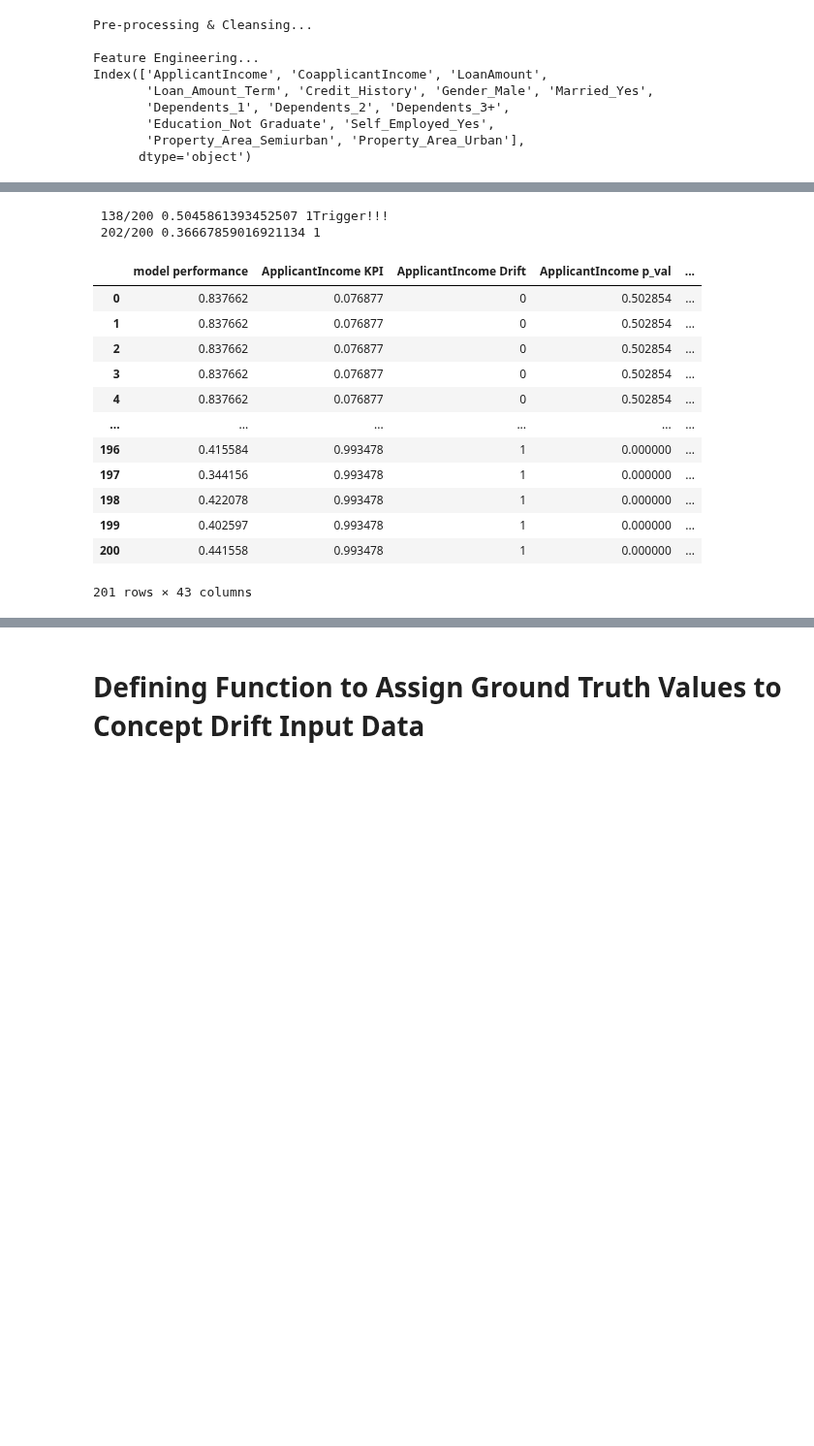
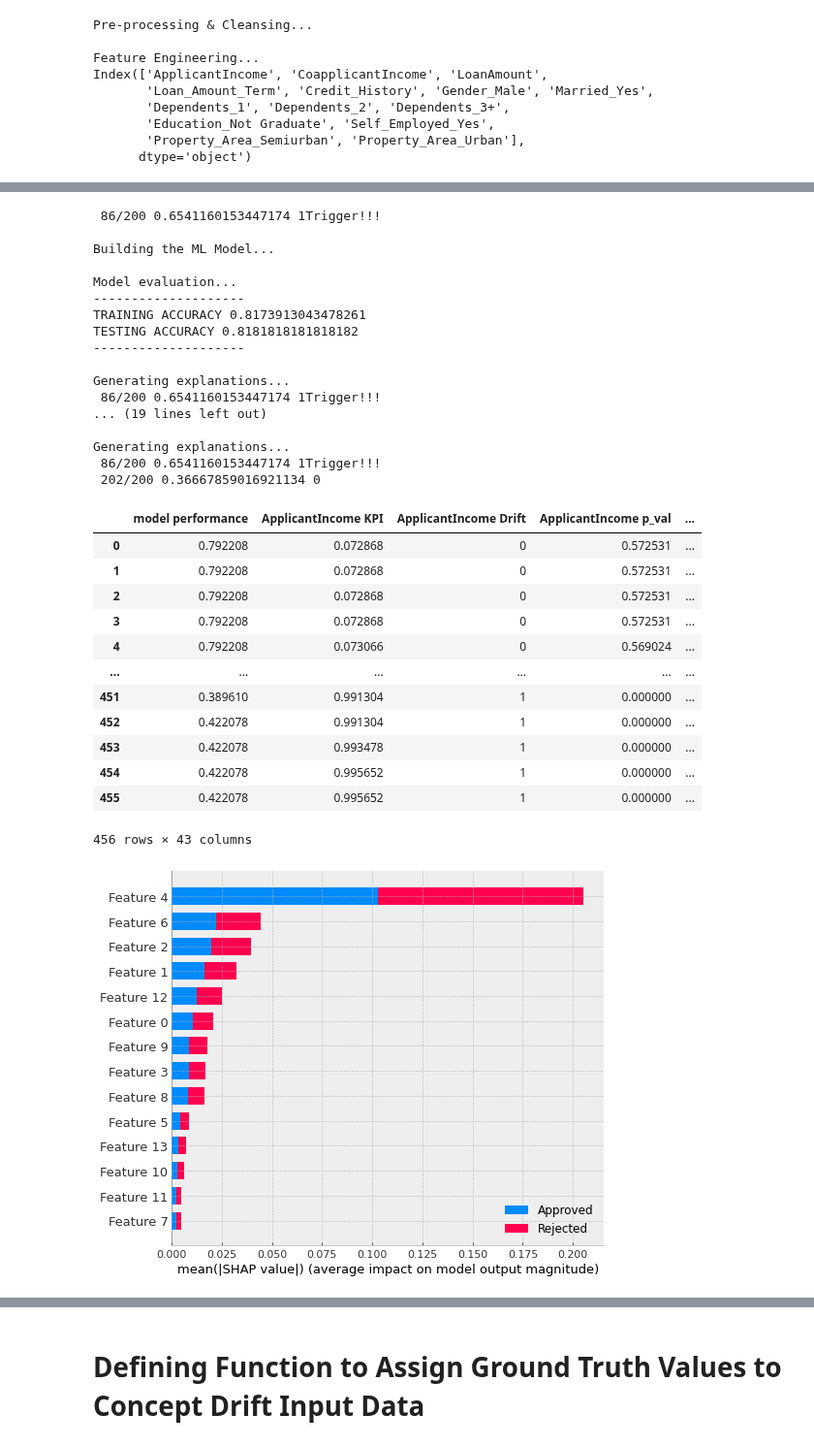
Before and after one commit to dolmani38/drift, a Jupyter notebook: Monitoring Data and Model Drift in your MLOps pipeline_수정2.ipynb, the cells around one changed output, grey strips where cells are left out. Shown at 97% size. Saved outputs shown, nothing was run; the diff lists cells and outputs as text; code cells hidden in the pictures; blank space fills up the shorter version.

```diff
--- a/Monitoring Data and Model Drift in your MLOps pipeline_수정2.ipynb
+++ b/Monitoring Data and Model Drift in your MLOps pipeline_수정2.ipynb
@@ -172,7 +172,7 @@ Index(['ApplicantIncome', 'CoapplicantIncome', 'LoanAmount',
       dtype='object')
 # %%
 
-def model_build(X_train,X_test,y_train,y_test):
+def model_build(X_train,X_test,y_train,y_test, explanations = True):
     imp = SimpleImputer(strategy='mean')
     imp_train = imp.fit(X_train)
     X_train = imp_train.transform(X_train)
@@ -181,7 +181,6 @@ def model_build(X_train,X_test,y_train,y_test):
     X_test_df = pd.DataFrame(X_test, columns=X_columns)
     #imp_numerical_data = imp.fit(numerical_data)
     #numerical_data = imp_numerical_data.transform(numerical_data)
-    print(X_train)
     # ##### BUILD ML MODEL #####
     print()
     print("Building the ML Model...")
@@ -204,16 +203,17 @@ def model_build(X_train,X_test,y_train,y_test):
     print('TRAINING ACCURACY', train_acc)
     print('TESTING ACCURACY', test_acc)
     print('--'*10)
-    '''
-    # ##### EXPLANATIONS #####
-    print()
-    print("Generating explanations...")
-    plt.figure(figsize=(30,15))
-    explainer = shap.TreeExplainer(model)
-    shap_values = explainer.shap_values(X_test)
-    shap.summary_plot(shap_values, X_test_tmp, show=False, class_names=['Rejected','Approved'])
-    plt.savefig('SHAP_EXPLANATIONS.png', bbox_inches='tight')
-    '''
+
+    if explanations:
+        # ##### EXPLANATIONS #####
+        print()
+        print("Generating explanations...")
+        plt.figure(figsize=(30,15))
+        explainer = shap.TreeExplainer(model)
+        shap_values = explainer.shap_values(X_test)
+        shap.summary_plot(shap_values, X_test_tmp, show=False, class_names=['Rejected','Approved'])
+        plt.savefig('SHAP_EXPLANATIONS.png', bbox_inches='tight')
+
     return X_train,X_test_df
 # %%
 
@@ -256,6 +251,9 @@ Trigger = True
 # data drift detect...
 cd = KSDrift(X_train, p_val=0.05)
 step = 0
+
+retrain_limit = 3
+retrain_count = 0
 while True:
     if step > epochs:
         break
@@ -289,7 +287,7 @@ while True:
                 pass
             else:
                 # Explore
-                if np.random.rand() < 0.008:
+                if np.random.rand() < 0.01:
                     X_test_df.loc[i,"Credit_History"] = 1 - X_test_df.loc[i,"Credit_History"]
                 if random.choice([0,1]):
                     X_test_df.loc[i,"Gender_Male"] = 1 - X_test_df.loc[i,"Gender_Male"]
@@ -323,46 +321,64 @@ while True:
         result_data[fname + ' Drift'].append(is_drift)
         result_data[fname + ' p_val'].append(p_val)
 
     y_pred_datadrift = model.predict(X_test_df)
     datadrift_test_acc = accuracy_score(y_test,y_pred_datadrift)
     #print("Datadrift_Test_Accuracy: ",datadrift_test_acc)
     result_data['model performance'].append(datadrift_test_acc)
 
     print(f"\r {step+1}/{epochs} {epsilon} {result_data['Credit_History Drift'][step-1]}", end="", flush=True)
 
     if Trigger and result_data['Credit_History Drift'][step-1] == 1 and result_data['ApplicantIncome Drift'][step-1] == 1 and result_data['CoapplicantIncome Drift'][step-1] == 1 and result_data['LoanAmount Drift'][step-1] == 1:
         print('Trigger!!!')
         Trigger = False
-        if False:
+        if retrain_count < retrain_limit and True:
             X = np.concatenate([X_train,X_test_df.to_numpy()])
             y = np.concatenate([y_train,y_test])
             X_train,X_test,y_train,y_test = train_test_split(X, y, test_size=0.25)
-            X_train,X_test_df = model_build(X_train,X_test,y_train,y_test)
+            X_train,X_test_df = model_build(X_train,X_test,y_train,y_test,explanations=False)
             cd = KSDrift(X_train, p_val=0.05)
             step = 0
+            epsilon = 1
+            retrain_count += 1
             Trigger = True
 
 
 
 
 
 result_df = pd.DataFrame(result_data)
 
 #result_df.plot()
 result_df
 # %% [output]
- 138/200 0.5045861393452507 1Trigger!!!
- 202/200 0.36667859016921134 1
+ 86/200 0.6541160153447174 1Trigger!!!
+
+Building the ML Model...
+
+Model evaluation...
+--------------------
+TRAINING ACCURACY 0.8173913043478261
+TESTING ACCURACY 0.8181818181818182
+--------------------
+
+Generating explanations...
+ 86/200 0.6541160153447174 1Trigger!!!
+... (19 lines left out)
+
+Generating explanations...
+ 86/200 0.6541160153447174 1Trigger!!!
+ 202/200 0.36667859016921134 0
 |  | model performance | ApplicantIncome KPI | ApplicantIncome Drift | ApplicantIncome p_val | ... |
-| 0 | 0.837662 | 0.076877 | 0 | 0.502854 | ... |
-| 1 | 0.837662 | 0.076877 | 0 | 0.502854 | ... |
-| 2 | 0.837662 | 0.076877 | 0 | 0.502854 | ... |
-| 3 | 0.837662 | 0.076877 | 0 | 0.502854 | ... |
-| 4 | 0.837662 | 0.076877 | 0 | 0.502854 | ... |
+| 0 | 0.792208 | 0.072868 | 0 | 0.572531 | ... |
+| 1 | 0.792208 | 0.072868 | 0 | 0.572531 | ... |
+| 2 | 0.792208 | 0.072868 | 0 | 0.572531 | ... |
+| 3 | 0.792208 | 0.072868 | 0 | 0.572531 | ... |
+| 4 | 0.792208 | 0.073066 | 0 | 0.569024 | ... |
 | ... | ... | ... | ... | ... | ... |
-| 196 | 0.415584 | 0.993478 | 1 | 0.000000 | ... |
-| 197 | 0.344156 | 0.993478 | 1 | 0.000000 | ... |
-| 198 | 0.422078 | 0.993478 | 1 | 0.000000 | ... |
-| 199 | 0.402597 | 0.993478 | 1 | 0.000000 | ... |
-| 200 | 0.441558 | 0.993478 | 1 | 0.000000 | ... |
+| 451 | 0.389610 | 0.991304 | 1 | 0.000000 | ... |
+| 452 | 0.422078 | 0.991304 | 1 | 0.000000 | ... |
+| 453 | 0.422078 | 0.993478 | 1 | 0.000000 | ... |
+| 454 | 0.422078 | 0.995652 | 1 | 0.000000 | ... |
+| 455 | 0.422078 | 0.995652 | 1 | 0.000000 | ... |
-201 rows × 43 columns
+456 rows × 43 columns
+[figure, added]
```
Also changed, not shown: parts of 6 cells of this notebook.
